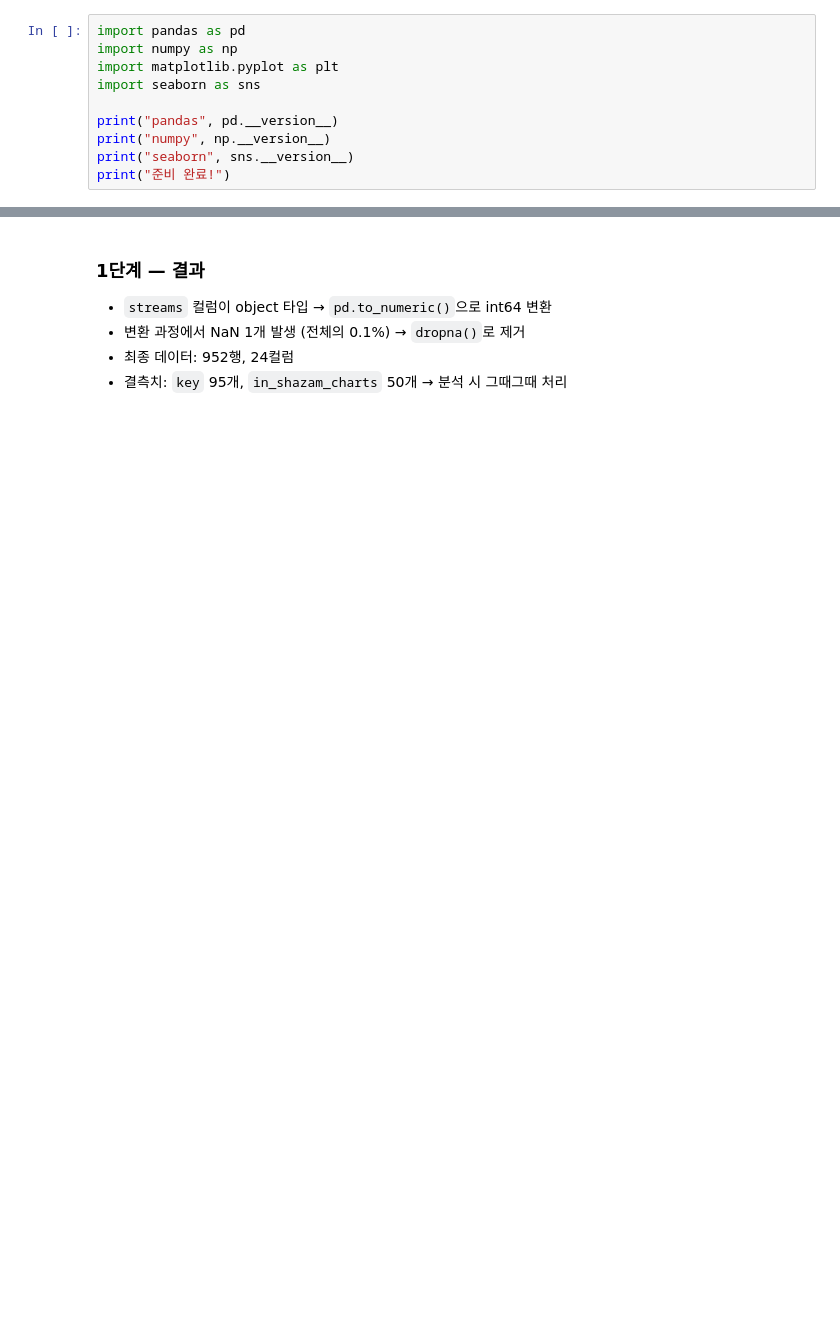
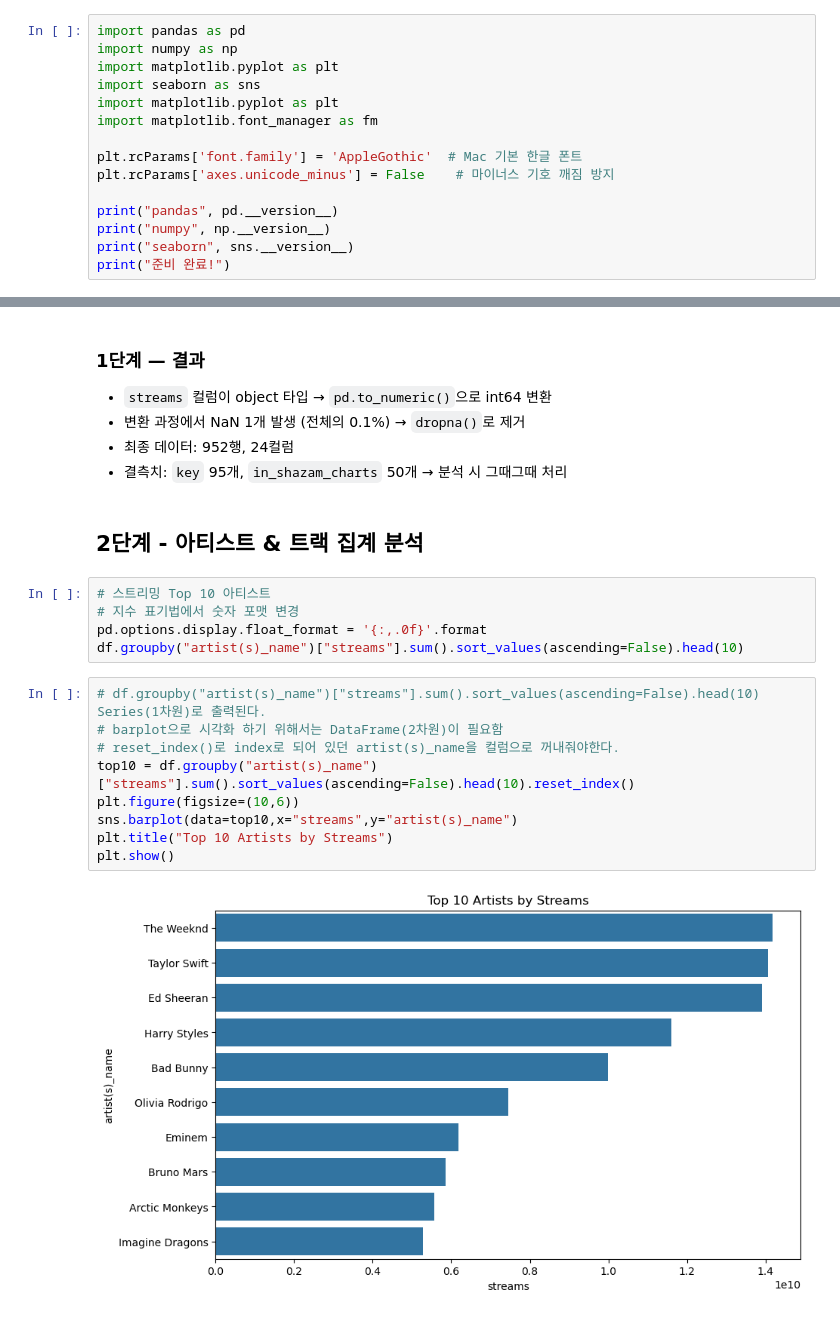
Before and after one commit to okzzinkyo/spotify-eda, a Jupyter notebook: spotify_eda.ipynb, the cells around one changed output, grey strips where cells are left out. Drawn from its saved outputs; the diff is of its cells as text; blank space fills up the shorter version.

Commit message:
2단계 완료 - Top 10 아티스트 barplot

```diff
--- a/spotify_eda.ipynb
+++ b/spotify_eda.ipynb
@@ -3,6 +3,11 @@ import pandas as pd
 import numpy as np
 import matplotlib.pyplot as plt
 import seaborn as sns
+import matplotlib.pyplot as plt
+import matplotlib.font_manager as fm
+
+plt.rcParams['font.family'] = 'AppleGothic'  # Mac 기본 한글 폰트
+plt.rcParams['axes.unicode_minus'] = False    # 마이너스 기호 깨짐 방지
 
 print("pandas", pd.__version__)
 print("numpy", np.__version__)
@@ -114,3 +59,21 @@ print(df.shape)
 - 변환 과정에서 NaN 1개 발생 (전체의 0.1%) → `dropna()`로 제거
 - 최종 데이터: 952행, 24컬럼
 - 결측치: `key` 95개, `in_shazam_charts` 50개 → 분석 시 그때그때 처리
+# %% [markdown]
+## 2단계 - 아티스트 & 트랙 집계 분석
+# %%
+# 스트리밍 Top 10 아티스트
+# 지수 표기법에서 숫자 포맷 변경
+pd.options.display.float_format = '{:,.0f}'.format
+df.groupby("artist(s)_name")["streams"].sum().sort_values(ascending=False).head(10)
+# %%
+# df.groupby("artist(s)_name")["streams"].sum().sort_values(ascending=False).head(10) Series(1차원)로 출력된다.
+# barplot으로 시각화 하기 위해서는 DataFrame(2차원)이 필요함
+# reset_index()로 index로 되어 있던 artist(s)_name을 컬럼으로 꺼내줘야한다.
+top10 = df.groupby("artist(s)_name")["streams"].sum().sort_values(ascending=False).head(10).reset_index()
+plt.figure(figsize=(10,6))
+sns.barplot(data=top10,x="streams",y="artist(s)_name")
+plt.title("Top 10 Artists by Streams")
+plt.show()
+# %% [output]
+[figure, added]
```
Also changed, not shown: parts of 7 cells of this notebook.
